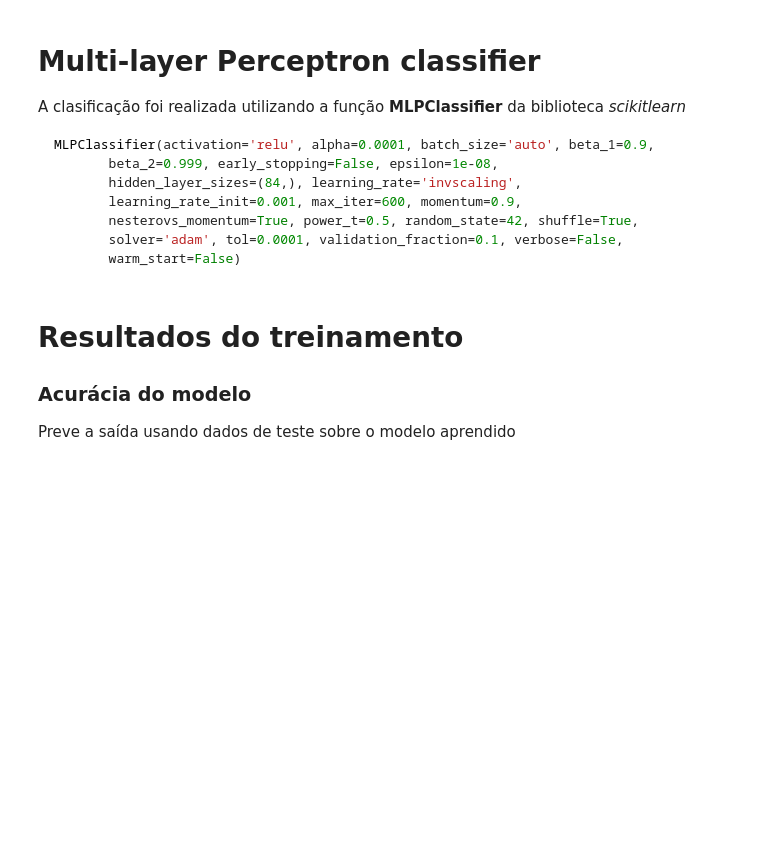
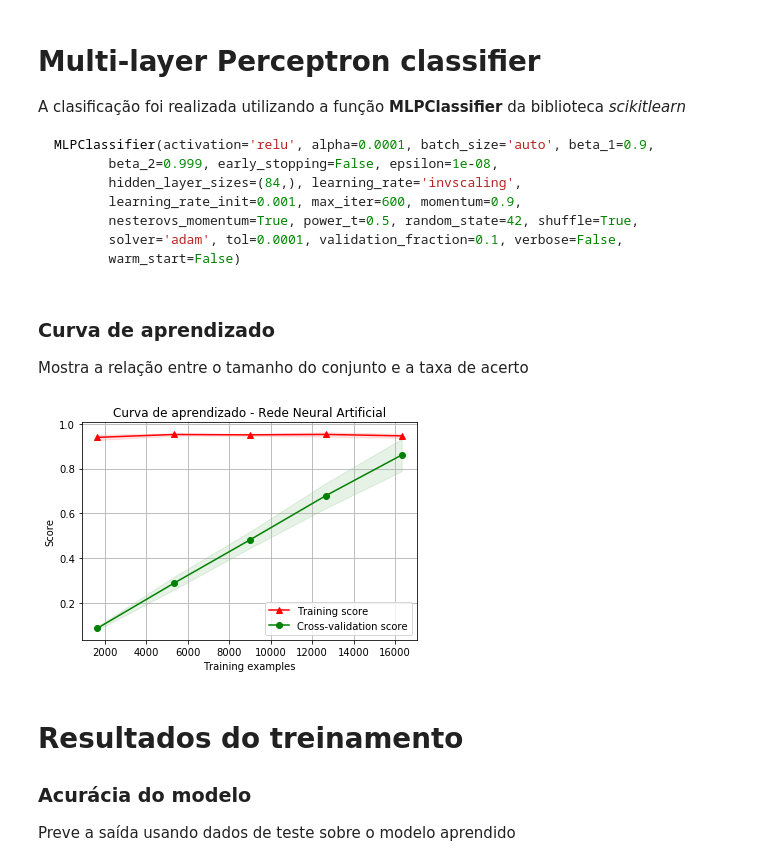
Before and after one commit to VitorScheffer/Keystroke-Dynamics, a Jupyter notebook: src/Implementação Rede Neural Artificial - Keystroke Dynamics.ipynb, the cells around one changed output. Cells and saved outputs as stored; diff of their text form; code cells hidden in the pictures; blank space fills up the shorter version.

```diff
--- a/src/Implementação Rede Neural Artificial - Keystroke Dynamics.ipynb
+++ b/src/Implementação Rede Neural Artificial - Keystroke Dynamics.ipynb
@@ -55,3 +53,12 @@ classificador = MLPClassifier(random_state=42,hidden_layer_sizes=(84, ),max_iter
+# %% [markdown]
+### Curva de aprendizado
+Mostra a relação entre o tamanho do conjunto e a taxa de acerto
+# %%
+plt_learn_curve(MLPClassifier(random_state=42,hidden_layer_sizes=(84, ),max_iter=600,
+                              activation= 'relu', learning_rate= 'invscaling',
+                              solver='adam'), "Curva de aprendizado - Rede Neural Artificial", X,y, cv=5).show()
+# %% [output]
+[figure, added]
 # %% [markdown]
 # Resultados do treinamento
 
```
Also changed, not shown: parts of 4 cells of this notebook, 2 other files.
